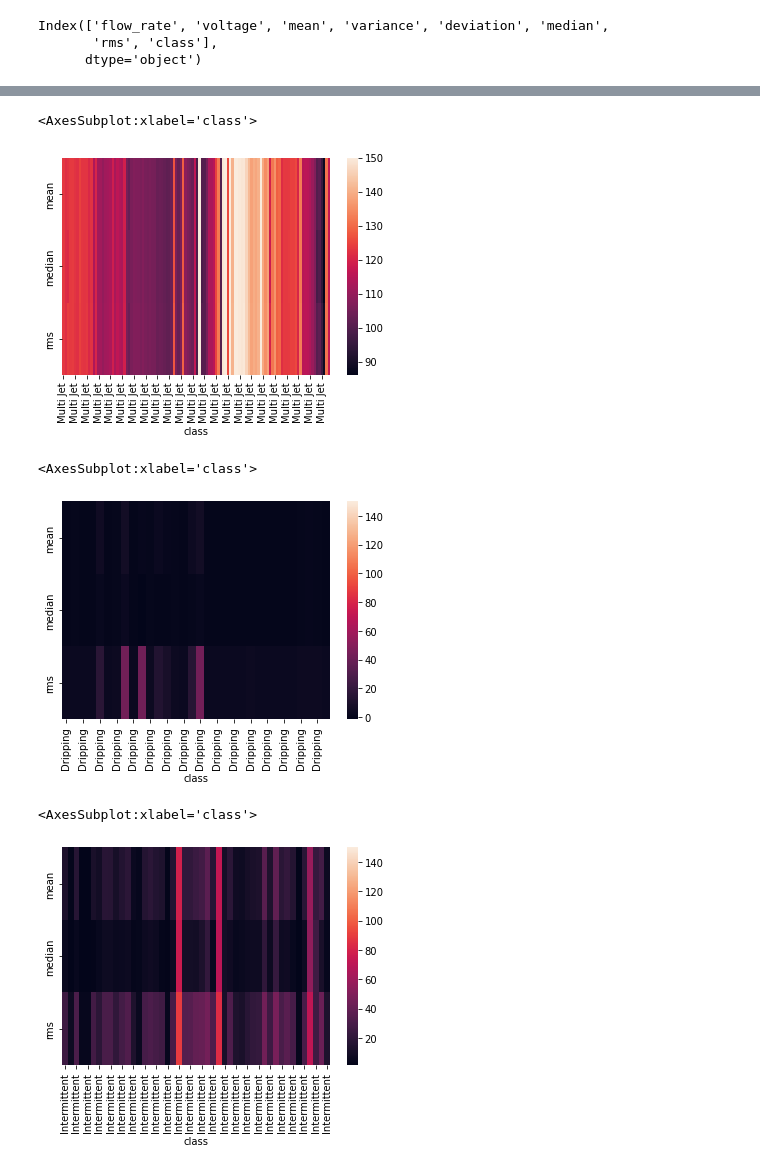
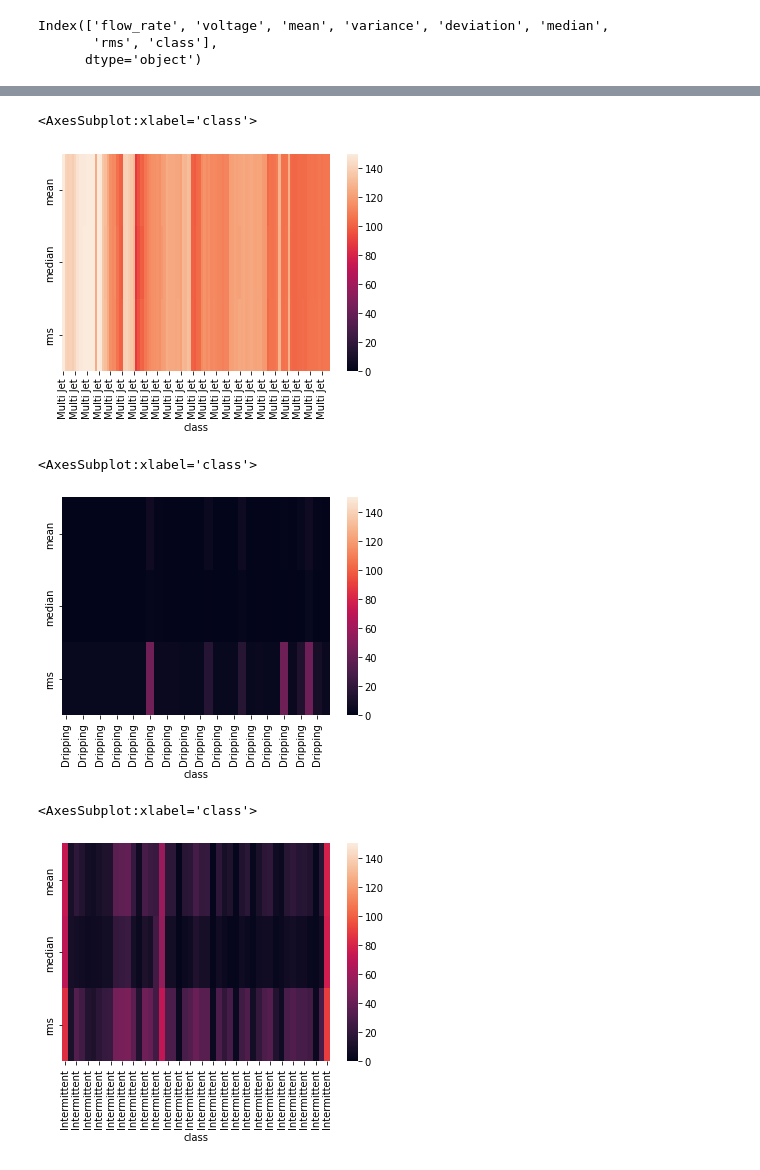
Before and after one commit to kgmuzungu/EHDA_library, a Jupyter notebook: data_analysis/heat_maps.ipynb, the cells around one changed output, grey strips where cells are left out. Cells and saved outputs as stored; diff of their text form; code cells hidden in the pictures.

Commit message:
data analysis progress

```diff
--- a/data_analysis/heat_maps.ipynb
+++ b/data_analysis/heat_maps.ipynb
@@ -39,7 +39,7 @@ print(dripping_data.shape)
 # %% [markdown]
 # Creating Statistical X classifications HEAT MAP
 # %%
-data_window = pd.read_feather('data_window1.feather')
+data_window = pd.read_feather('../classified_data/data_window1.feather')
 data_window.head()
 # %% [output]
 |  | name | data [nA] | flow rate [m3/s] | voltage | current PS | temperature | humidity | date and time | ... |
@@ -111,19 +111,19 @@ data_window.tail()
 | Cone Jet | 2.777800e-09 | 6651.43 | 89.394150 | 69.183197 | 8.317644 | 91.320755 | 89.780266 |
 # %%
 ConeJet_test = data_window.loc['Cone Jet']
-ConeJet_test = ConeJet_test.drop(['flow_rate', 'voltage', 'variance', 'deviation'], axis=1).transpose()
+ConeJet_test = ConeJet_test.drop(['flow_rate', 'voltage', 'variance', 'deviation'], axis=1)
 
 MultiJet_test = data_window.loc['Multi Jet']
-MultiJet_test = MultiJet_test.drop(['flow_rate', 'voltage', 'variance', 'deviation'], axis=1).transpose()
+MultiJet_test = MultiJet_test.drop(['flow_rate', 'voltage', 'variance', 'deviation'], axis=1)
 
 Intermittent_test = data_window.loc['Intermittent']
-Intermittent_test = Intermittent_test.drop(['flow_rate', 'voltage', 'variance', 'deviation'], axis=1).transpose()
+Intermittent_test = Intermittent_test.drop(['flow_rate', 'voltage', 'variance', 'deviation'], axis=1)
 
 Undefined_test = data_window.loc['Undefined']
-Undefined_test = Undefined_test.drop(['flow_rate', 'voltage', 'variance', 'deviation'], axis=1).transpose()
+Undefined_test = Undefined_test.drop(['flow_rate', 'voltage', 'variance', 'deviation'], axis=1)
 
 Dripping_test = data_window.loc['Dripping']
-Dripping_test = Dripping_test.drop(['flow_rate', 'voltage', 'variance', 'deviation'], axis=1).transpose()
+Dripping_test = Dripping_test.drop(['flow_rate', 'voltage', 'variance', 'deviation'], axis=1)
 
 Corona_test = data_window.loc['Corona']
-Corona_test = Corona_test.drop(['flow_rate', 'voltage', 'variance', 'deviation'], axis=1).transpose()
+Corona_test = Corona_test.drop(['flow_rate', 'voltage', 'variance', 'deviation'], axis=1)
@@ -136,15 +143,15 @@ ax = sns.heatmap(ConeJet_test, vmax=150)
 # %%
-sns.heatmap(MultiJet_test, vmax=150)
+sns.heatmap(MultiJet_test, vmin=0, vmax=150)
 # %% [output]
 <AxesSubplot:xlabel='class'>
-[figure, old version]
+[figure, new version]
 # %%
-sns.heatmap(Dripping_test, vmax=150)
+sns.heatmap(Dripping_test,  vmin=0, vmax=150)
 # %% [output]
 <AxesSubplot:xlabel='class'>
-[figure, old version]
+[figure, new version]
 # %%
-sns.heatmap(Intermittent_test, vmax=150)
+sns.heatmap(Intermittent_test,  vmin=0, vmax=150)
 # %% [output]
 <AxesSubplot:xlabel='class'>
-[figure, old version]
+[figure, new version]
```
Also changed, not shown: parts of 7 cells of this notebook, 6 other files.
